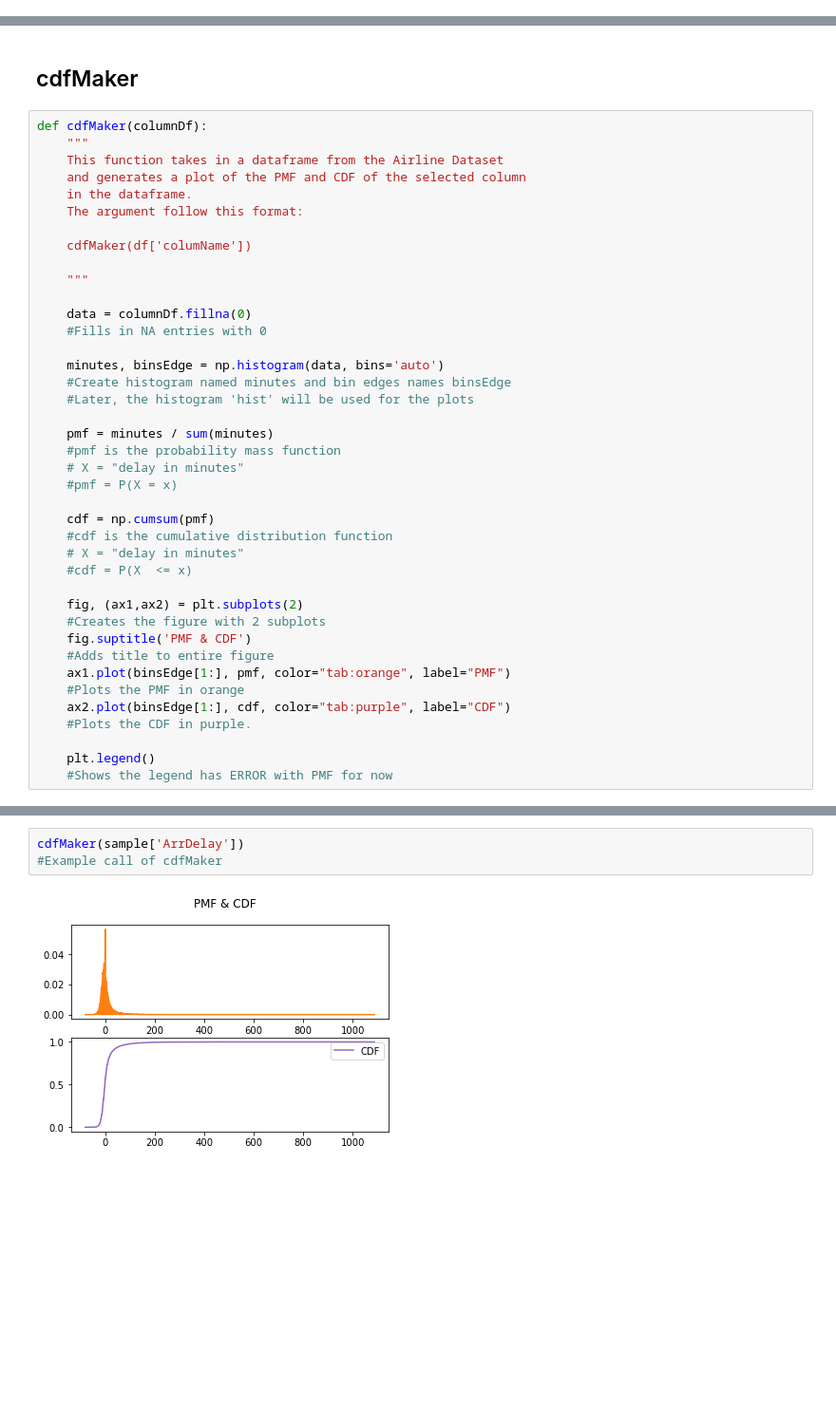
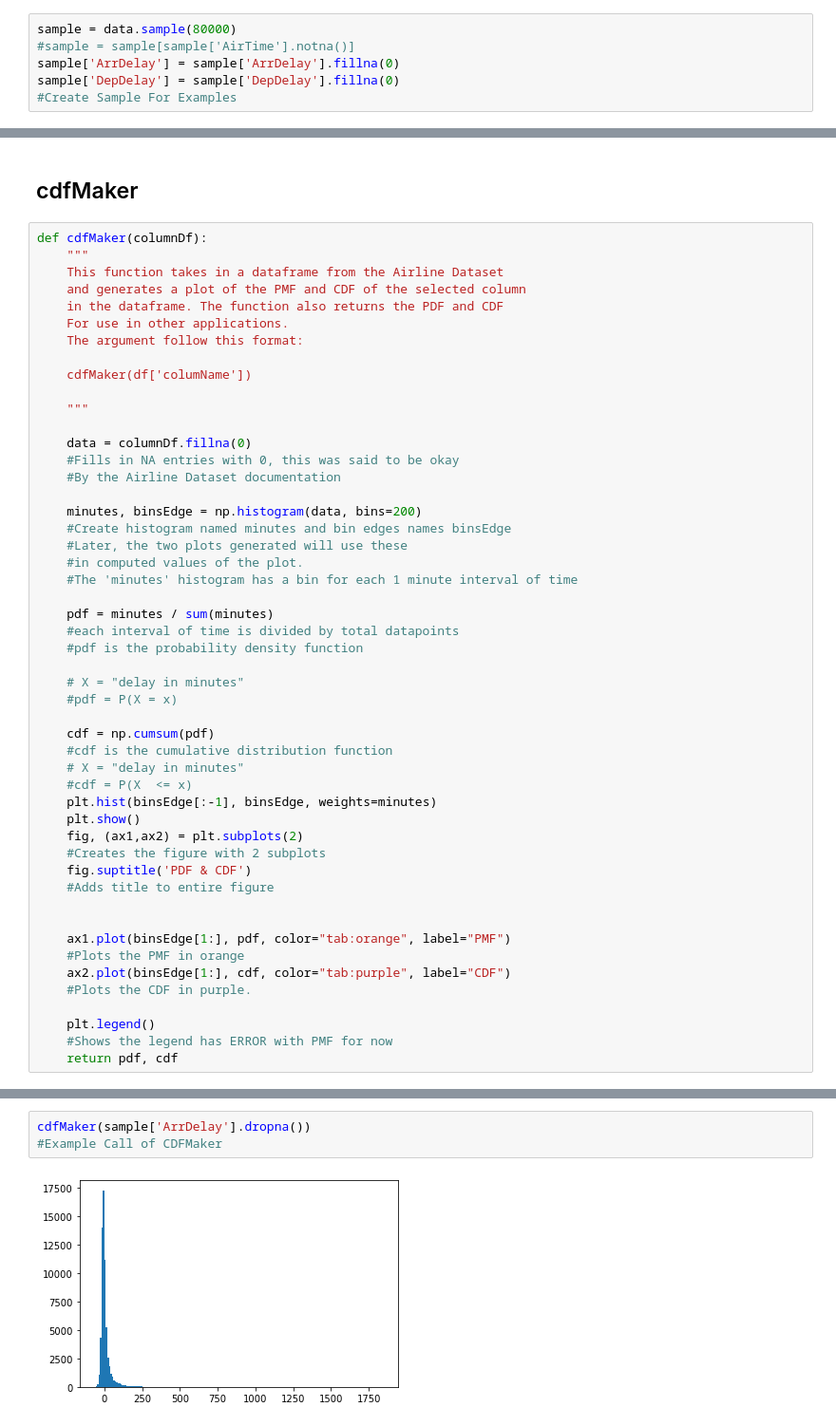
Before and after one commit to gabesUW/BDATA200Project_1, a Jupyter notebook: main.ipynb, the cells around one changed output, grey strips where cells are left out. Shown: that part at 95% size. Saved outputs shown, nothing was run; the diff lists cells and outputs as text; blank space fills up the shorter version.

Commit message:
Committed the final Main to Main branch
This should have all the function necessary to complete the methodology in project 2


Auxiliary code will be added for other functions in a separate location.

```diff
--- a/main.ipynb
+++ b/main.ipynb
@@ -40,3 +35,9 @@ sample = data.sample(1000)
+# %%
+sample = data.sample(80000)
+#sample = sample[sample['AirTime'].notna()]
+sample['ArrDelay'] = sample['ArrDelay'].fillna(0)
+sample['DepDelay'] = sample['DepDelay'].fillna(0)
+#Create Sample For Examples
 # %% [markdown]
 ### originDelays
 # %%
@@ -173,7 +193,8 @@ def cdfMaker(columnDf):
     """
     This function takes in a dataframe from the Airline Dataset
     and generates a plot of the PMF and CDF of the selected column
-    in the dataframe.
+    in the dataframe. The function also returns the PDF and CDF
+    For use in other applications.
     The argument follow this format:
 
     cdfMaker(df['columName'])
@@ -181,30 +202,39 @@ def cdfMaker(columnDf):
     """
 
     data = columnDf.fillna(0)
-    #Fills in NA entries with 0
+    #Fills in NA entries with 0, this was said to be okay
+    #By the Airline Dataset documentation
 
-    minutes, binsEdge = np.histogram(data, bins='auto')
+    minutes, binsEdge = np.histogram(data, bins=200)
     #Create histogram named minutes and bin edges names binsEdge
-    #Later, the histogram 'hist' will be used for the plots
+    #Later, the two plots generated will use these
+    #in computed values of the plot.
+    #The 'minutes' histogram has a bin for each 1 minute interval of time
 
-    pmf = minutes / sum(minutes)
-    #pmf is the probability mass function
+    pdf = minutes / sum(minutes)
+    #each interval of time is divided by total datapoints
+    #pdf is the probability density function
+
     # X = "delay in minutes"
-    #pmf = P(X = x)
+    #pdf = P(X = x)
 
-    cdf = np.cumsum(pmf)
+    cdf = np.cumsum(pdf)
     #cdf is the cumulative distribution function
     # X = "delay in minutes"
     #cdf = P(X  <= x)
-
+    plt.hist(binsEdge[:-1], binsEdge, weights=minutes)
+    plt.show()
     fig, (ax1,ax2) = plt.subplots(2)
     #Creates the figure with 2 subplots
-    fig.suptitle('PMF & CDF')
+    fig.suptitle('PDF & CDF')
     #Adds title to entire figure
-    ax1.plot(binsEdge[1:], pmf, color="tab:orange", label="PMF")
+
+
+    ax1.plot(binsEdge[1:], pdf, color="tab:orange", label="PMF")
     #Plots the PMF in orange
     ax2.plot(binsEdge[1:], cdf, color="tab:purple", label="CDF")
     #Plots the CDF in purple.
 
     plt.legend()
     #Shows the legend has ERROR with PMF for now
+    return pdf, cdf
@@ -214,5 +241,5 @@ sample = data.sample(80000)
 # %%
-cdfMaker(sample['ArrDelay'])
-#Example call of cdfMaker
+cdfMaker(sample['ArrDelay'].dropna())
+#Example Call of CDFMaker
 # %% [output]
-[figure, old version]
+[figure, new version]
```
Also changed, not shown: parts of 16 cells of this notebook.
